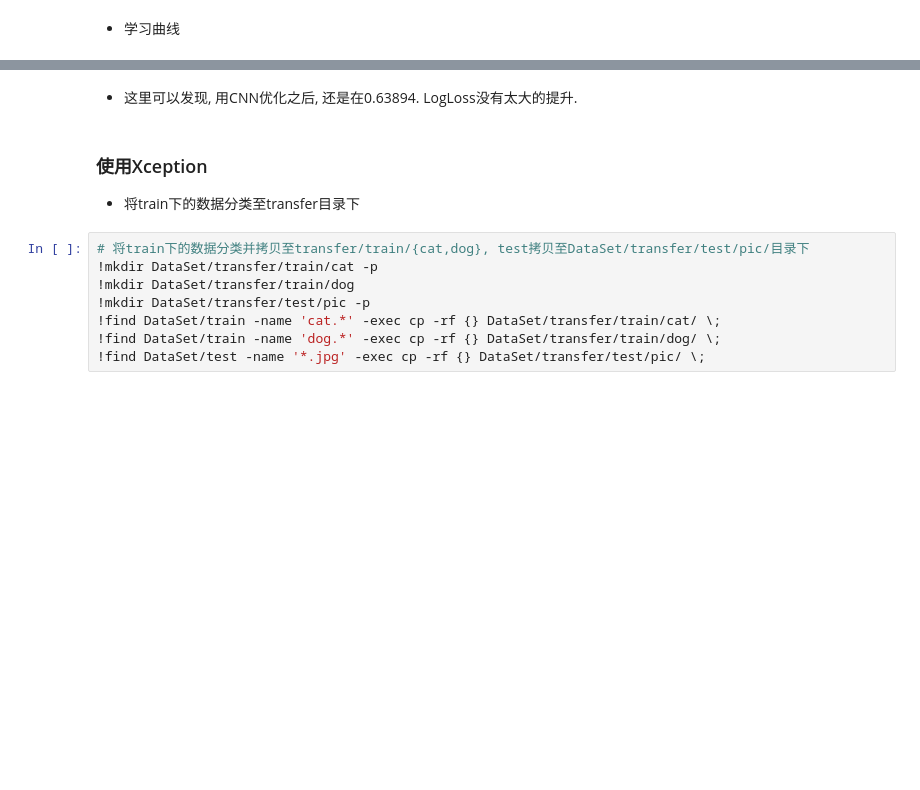
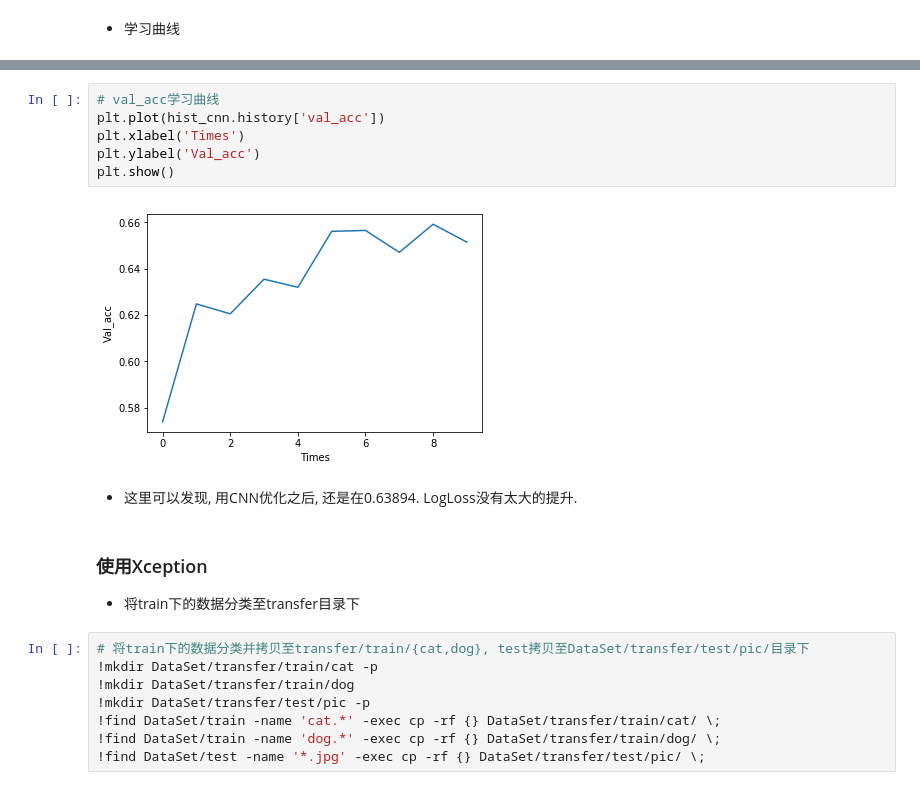
Before and after one commit to kylechenoO/Dogs_vs_Cats, a Jupyter notebook: Dogs_vs_Cats.ipynb, the cells around one changed output, grey strips where cells are left out. Saved outputs shown, nothing was run; the diff lists cells and outputs as text; blank space fills up the shorter version.

```diff
--- a/Dogs_vs_Cats.ipynb
+++ b/Dogs_vs_Cats.ipynb
@@ -226,3 +227,11 @@ plt.show()
+# %%
+# val_acc学习曲线
+plt.plot(hist_cnn.history['val_acc'])
+plt.xlabel('Times')
+plt.ylabel('Val_acc')
+plt.show()
+# %% [output]
+[figure, added]
 # %% [markdown]
 -   这里可以发现, 用CNN优化之后, 还是在0.63894. LogLoss没有太大的提升.
 # %% [markdown]
```
Also changed, not shown: parts of 11 cells of this notebook.
